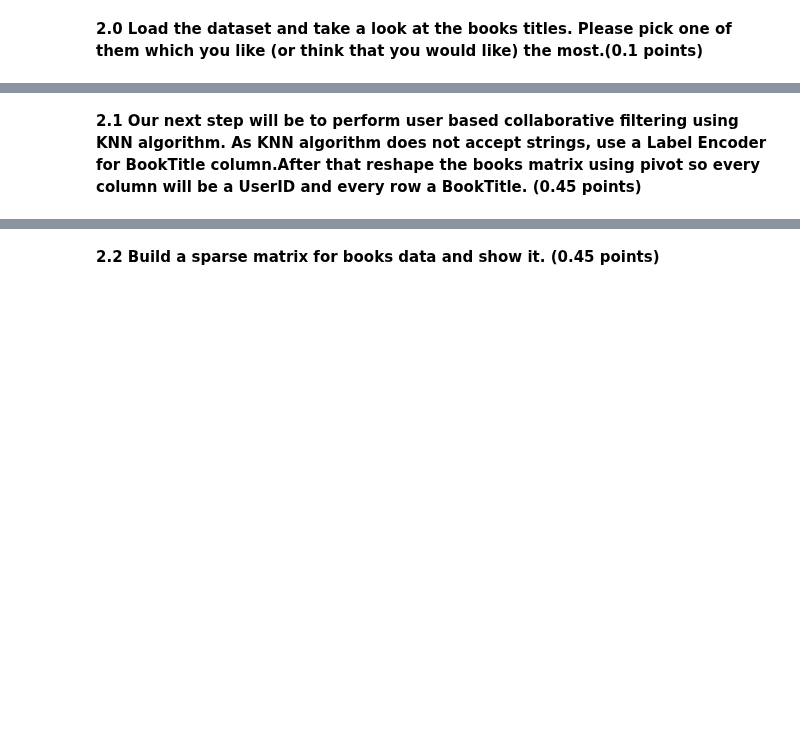
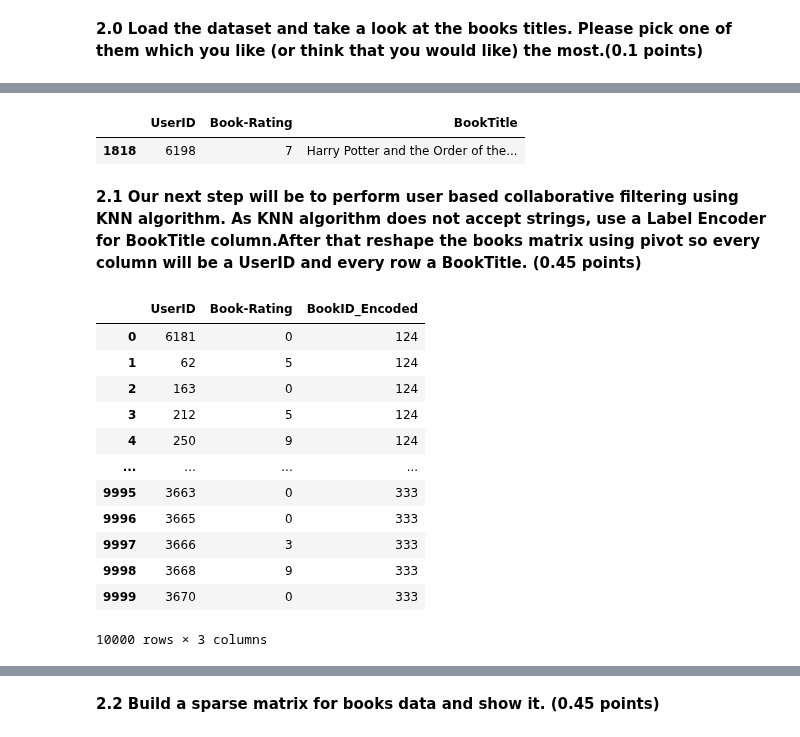
Before and after one commit to enliktjioe/bda2020, a Jupyter notebook: HW4/Homework_04_Enlik_Nga.ipynb, the cells around one changed output, grey strips where cells are left out. Saved outputs shown, nothing was run; the diff lists cells and outputs as text; code cells hidden in the pictures; blank space fills up the shorter version.

```diff
--- a/HW4/Homework_04_Enlik_Nga.ipynb
+++ b/HW4/Homework_04_Enlik_Nga.ipynb
@@ -184,2 +224,28 @@ Below we are going to perform the same steps we did with movies dataset in the p
+# %%
+books.iloc[[1818]]
+# %% [output]
+|  | UserID | Book-Rating | BookTitle |
+| 1818 | 6198 | 7 | Harry Potter and the Order of the... |
 # %% [markdown]
 **2.1 Our next step will be to perform user based collaborative filtering using KNN algorithm. As KNN algorithm does not accept strings, use a Label Encoder for BookTitle column.After that reshape the books matrix using pivot so every column will be a UserID and every row a BookTitle. (0.45 points)**
+# %%
+# Reference
+# https://stackoverflow.com/questions/24458645/label-encoding-across-multiple-columns-in-scikit-learn
+from sklearn.preprocessing import LabelEncoder
+books_encoded = books.apply(LabelEncoder().fit_transform)
+books_encoded = books_encoded.rename(columns={"BookTitle": "BookID_Encoded"})
+books_encoded
+# %% [output]
+|  | UserID | Book-Rating | BookID_Encoded |
+| 0 | 6181 | 0 | 124 |
+| 1 | 62 | 5 | 124 |
+| 2 | 163 | 0 | 124 |
+| 3 | 212 | 5 | 124 |
+| 4 | 250 | 9 | 124 |
+| ... | ... | ... | ... |
+| 9995 | 3663 | 0 | 333 |
+| 9996 | 3665 | 0 | 333 |
+| 9997 | 3666 | 3 | 333 |
+| 9998 | 3668 | 9 | 333 |
+| 9999 | 3670 | 0 | 333 |
+10000 rows × 3 columns
```
Also changed, not shown: parts of 33 cells of this notebook.
